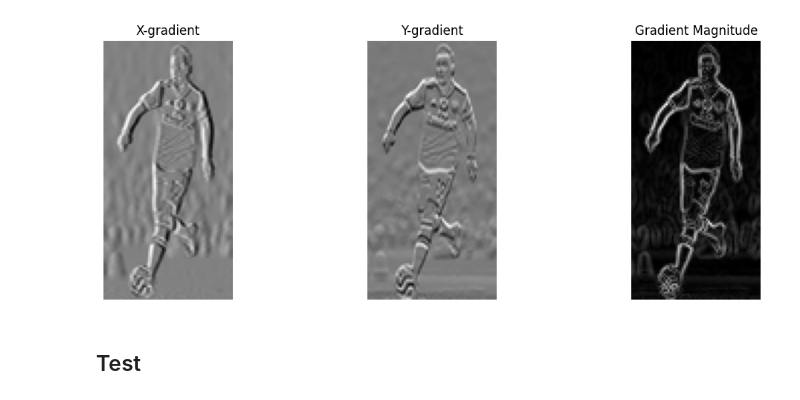
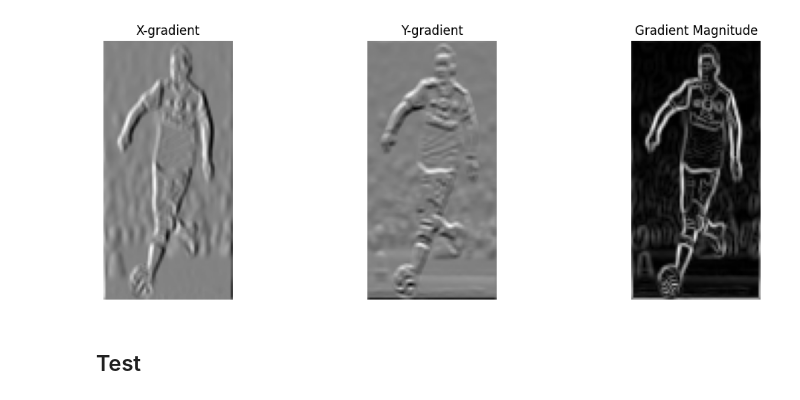
Before and after one commit to Anhuynh2404/Feature_Detection_and_Description, a Jupyter notebook: HoG/main.ipynb, the cells around one changed output. Saved outputs shown, nothing was run; the diff lists cells and outputs as text; code cells hidden in the pictures.

```diff
--- a/HoG/main.ipynb
+++ b/HoG/main.ipynb
@@ -30,23 +19,25 @@ else:
 # %%
 gradient_y, gradient_x = np.gradient(img_loaded)
+horizontal_gradient = HOG.calculate_gradient(img_loaded, horizontal_mask)
+vertical_gradient = HOG.calculate_gradient(img_loaded, vertical_mask)
 # %%
 
 
-grad_magnitude = HOG.gradient_magnitude(gradient_y, gradient_x)
-grad_direction = HOG.gradient_direction(gradient_y, gradient_x)
+grad_magnitude = HOG.gradient_magnitude(horizontal_gradient, vertical_gradient)
+grad_direction = HOG.gradient_direction(horizontal_gradient, vertical_gradient)
 titles = ['X-gradient', 'Y-gradient', 'Gradient Magnitude']
-images = [gradient_x, gradient_y, grad_magnitude]
+images = [horizontal_gradient, vertical_gradient, grad_magnitude]
 
 plt.figure(figsize=(12, 4))
 for i in range(3):
     plt.subplot(1, 3, i+1)
     plt.imshow(images[i], cmap='gray')
     plt.title(titles[i])
     plt.axis('off')
 plt.tight_layout()
 plt.show()
 # %% [output]
-[figure, old version]
+[figure, new version]
 # %% [markdown]
 ## Test
 # %%
```
Also changed, not shown: parts of 1 cell of this notebook, 7 other files.
